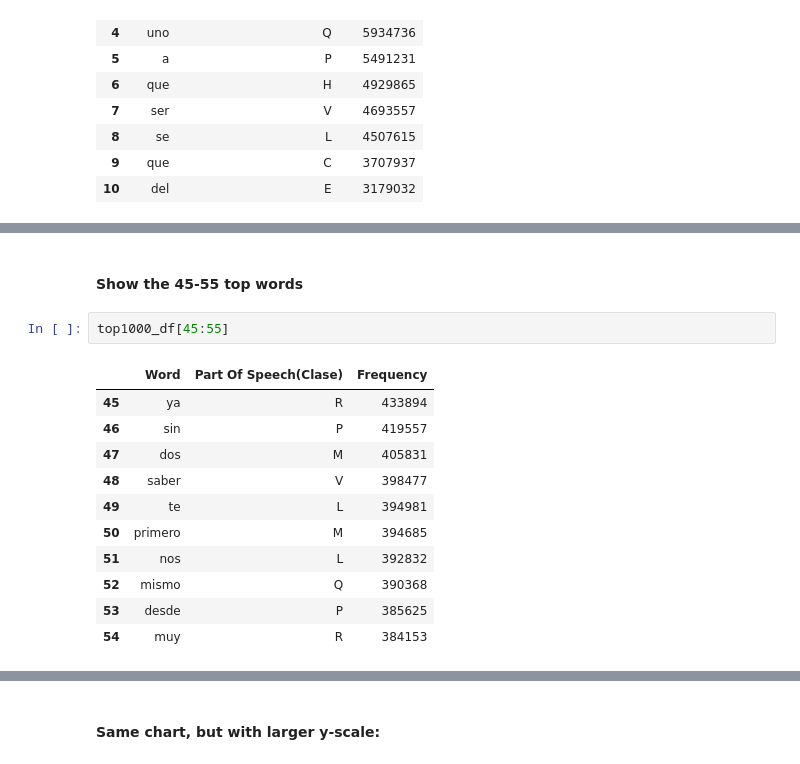
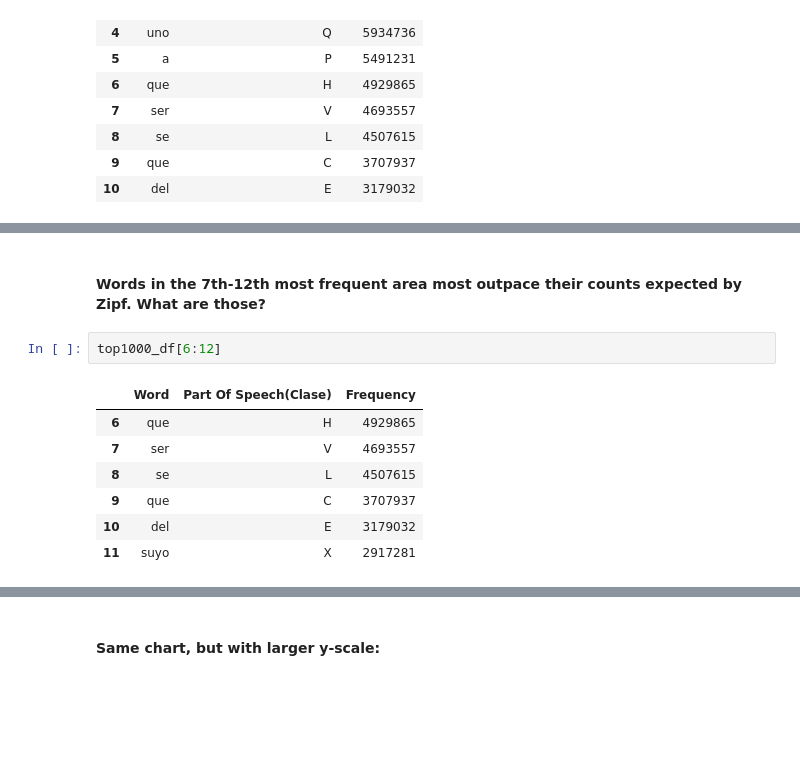
Before and after one commit to ebhtra/gory-graph, a Jupyter notebook: Homework4_2.ipynb, the cells around one changed output, grey strips where cells are left out. Drawn from its saved outputs; the diff is of its cells as text; blank space fills up the shorter version.

```diff
--- a/Homework4_2.ipynb
+++ b/Homework4_2.ipynb
@@ -333,16 +329,12 @@ plt.ylabel('Lemma count * Rank');
 # %% [markdown]
-#### Show the 45-55 top words
+#### Words in the 7th-12th most frequent area most outpace their counts expected by Zipf.  What are those?
 # %%
-top1000_df[45:55]
+top1000_df[6:12]
 # %% [output]
 |  | Word | Part Of Speech(Clase) | Frequency |
-| 45 | ya | R | 433894 |
-| 46 | sin | P | 419557 |
-| 47 | dos | M | 405831 |
-| 48 | saber | V | 398477 |
-| 49 | te | L | 394981 |
-| 50 | primero | M | 394685 |
-| 51 | nos | L | 392832 |
-| 52 | mismo | Q | 390368 |
-| 53 | desde | P | 385625 |
-| 54 | muy | R | 384153 |
+| 6 | que | H | 4929865 |
+| 7 | ser | V | 4693557 |
+| 8 | se | L | 4507615 |
+| 9 | que | C | 3707937 |
+| 10 | del | E | 3179032 |
+| 11 | suyo | X | 2917281 |
```
Also changed, not shown: parts of 27 cells of this notebook.
